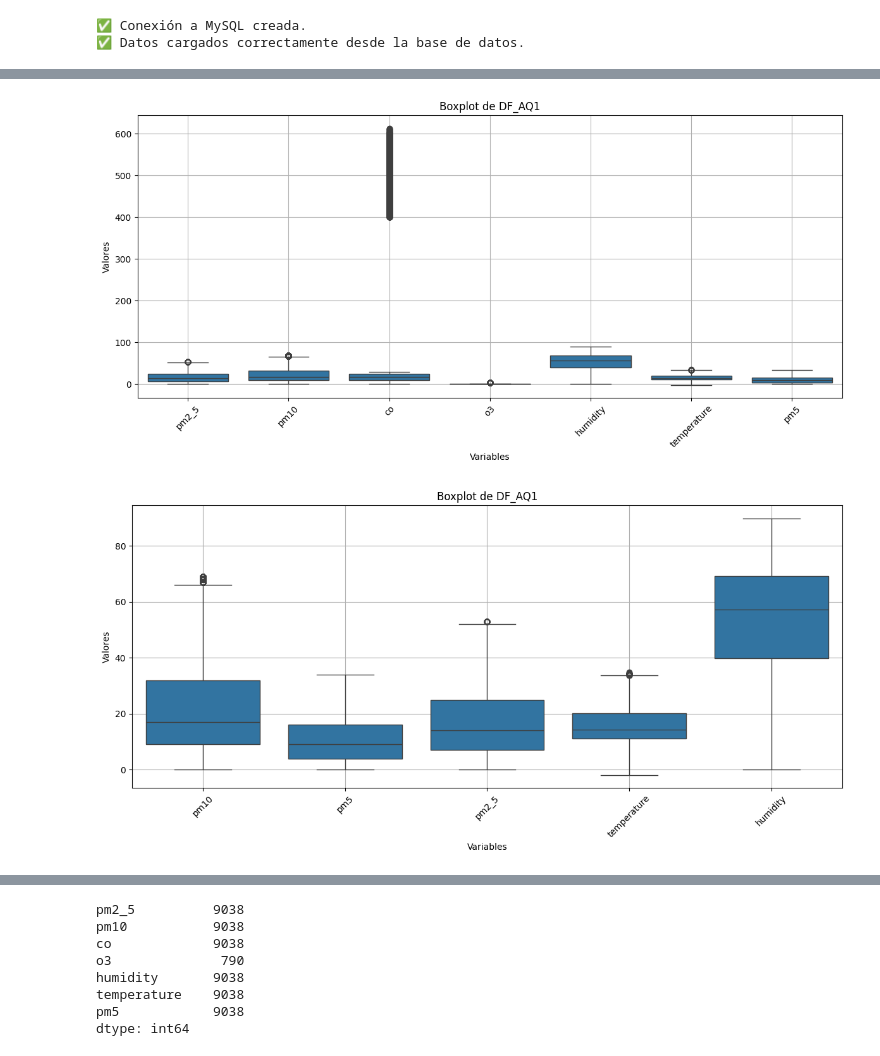
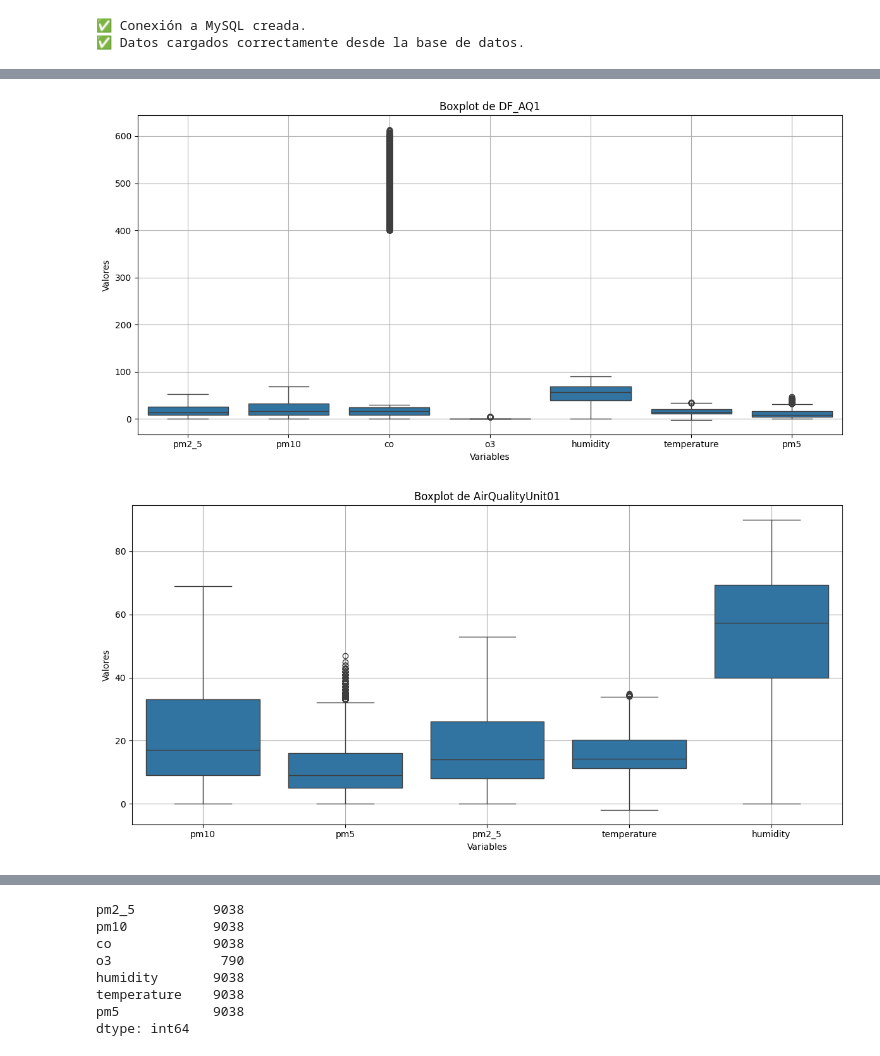
Before and after one commit to senboada/air_quality, a Jupyter notebook: src/limpieza/2.analisis.ipynb, the cells around one changed output, grey strips where cells are left out. Cells and saved outputs as stored; diff of their text form; code cells hidden in the pictures.

```diff
--- a/src/limpieza/2.analisis.ipynb
+++ b/src/limpieza/2.analisis.ipynb
@@ -174,7 +173,7 @@ def plot_all_boxplots(df, columns=None, title="Boxplot de variables numéricas",
     plt.title(title)
     plt.xlabel("Variables")
     plt.ylabel("Valores")
-    plt.xticks(rotation=45)
+    plt.xticks(rotation=0)
     plt.grid(True)
     plt.tight_layout()
     plt.show()
@@ -324,11 +323,11 @@ DFAQ1_CPM2_5_7 = remove_outliers_and_plot_boxplot(DFAQ1_CPM2_5_6, 'o3',1.5)
 # %%
-DF_AQ1 = DFAQ1_CPM2_5_3
+DF_AQ1 = DFAQ1_CPM2_5_2
 # %%
 plot_all_boxplots(DF_AQ1, title="Boxplot de DF_AQ1")
 # %% [output]
-[figure, old version]
+[figure, new version]
 # %%
-plot_all_boxplots(DF_AQ1, title="Boxplot de DF_AQ1",columns=['pm10', 'pm5','pm2_5','temperature','humidity'])
+plot_all_boxplots(DF_AQ1, title="Boxplot de AirQualityUnit01",columns=['pm10', 'pm5','pm2_5','temperature','humidity'])
 # %% [output]
-[figure, old version]
+[figure, new version]
 # %%
```
Also changed, not shown: parts of 32 cells of this notebook, 2 other files.
